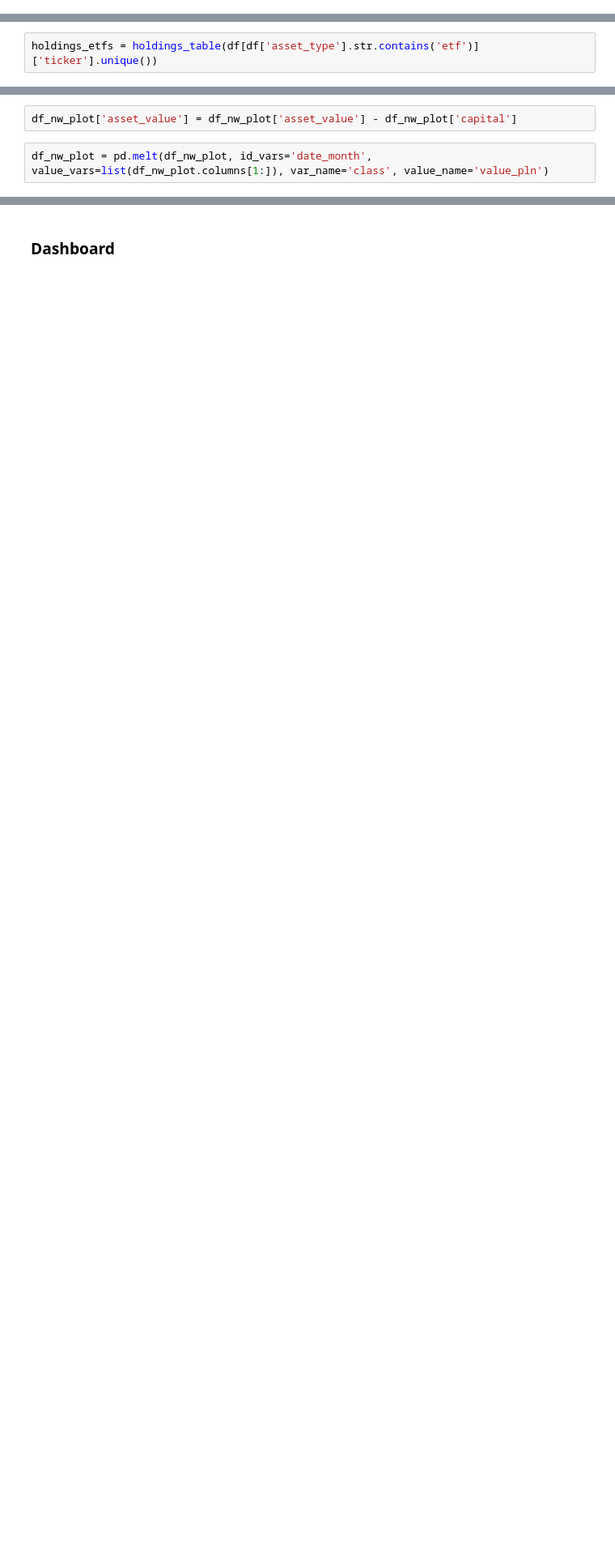
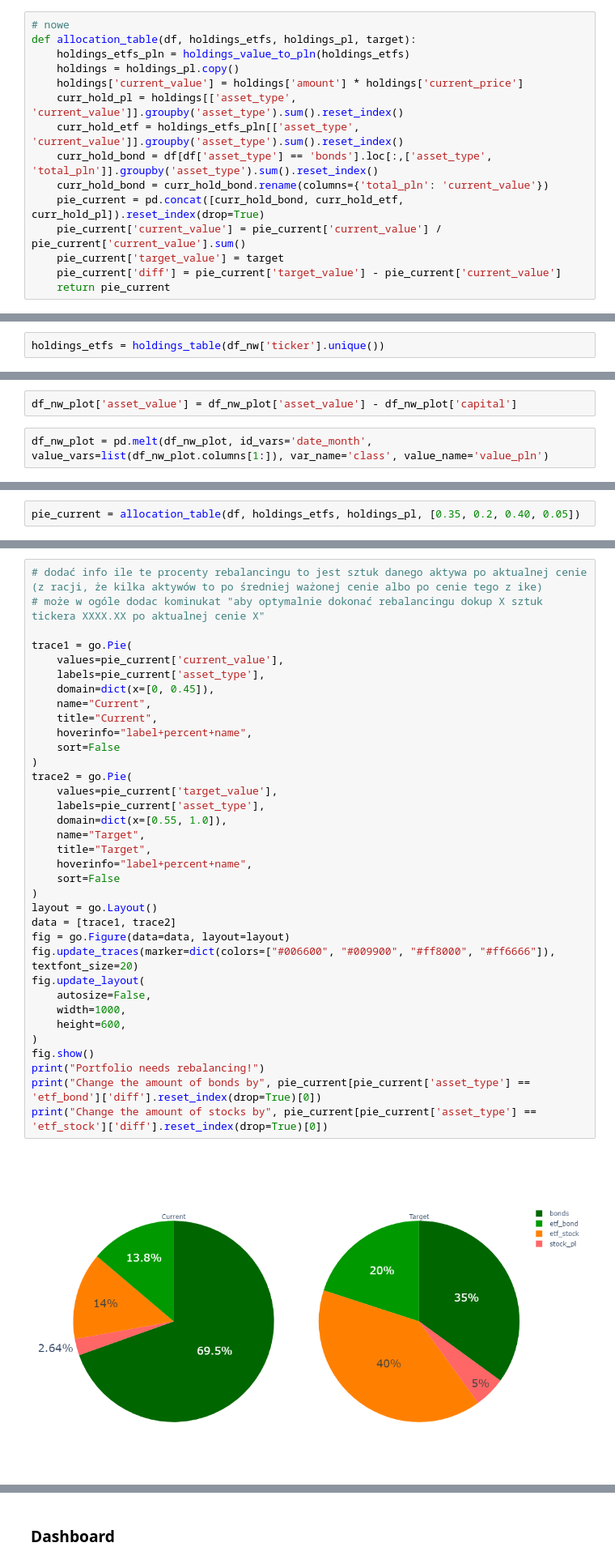
Before and after one commit to chomiczdawid/investment-portfolio-dashboard, a Jupyter notebook: data_processing.ipynb, the cells around one changed output, grey strips where cells are left out. Shown at 81% size. Saved outputs shown, nothing was run; the diff lists cells and outputs as text; blank space fills up the shorter version.

Commit message:
changes in design and summary table

```diff
--- a/data_processing.ipynb
+++ b/data_processing.ipynb
@@ -125,0 +161,15 @@ def portfolio_return(holdings):
+# %%
+# nowe
+def allocation_table(df, holdings_etfs, holdings_pl, target):
+    holdings_etfs_pln = holdings_value_to_pln(holdings_etfs)
+    holdings = holdings_pl.copy()
+    holdings['current_value'] = holdings['amount'] * holdings['current_price']
+    curr_hold_pl = holdings[['asset_type', 'current_value']].groupby('asset_type').sum().reset_index()
+    curr_hold_etf = holdings_etfs_pln[['asset_type', 'current_value']].groupby('asset_type').sum().reset_index()
+    curr_hold_bond = df[df['asset_type'] == 'bonds'].loc[:,['asset_type', 'total_pln']].groupby('asset_type').sum().reset_index()
+    curr_hold_bond = curr_hold_bond.rename(columns={'total_pln': 'current_value'})
+    pie_current = pd.concat([curr_hold_bond, curr_hold_etf, curr_hold_pl]).reset_index(drop=True)
+    pie_current['current_value'] = pie_current['current_value'] / pie_current['current_value'].sum()
+    pie_current['target_value'] = target
+    pie_current['diff'] = pie_current['target_value'] - pie_current['current_value']
+    return pie_current
@@ -126,5 +242,5 @@ def portfolio_return(holdings):
 # %%
-holdings_etfs = holdings_table(df[df['asset_type'].str.contains('etf')]['ticker'].unique())
+holdings_etfs = holdings_table(df_nw['ticker'].unique())
 # %% [output]
 EIMI.L
 DTLA.L
@@ -263,0 +331,2 @@ fig.show()
+# %%
+pie_current = allocation_table(df, holdings_etfs, holdings_pl, [0.35, 0.2, 0.40, 0.05])
@@ -263,0 +335,37 @@ fig.show()
+# %%
+# dodać info ile te procenty rebalancingu to jest sztuk danego aktywa po aktualnej cenie (z racji, że kilka aktywów to po średniej ważonej cenie albo po cenie tego z ike)
+# może w ogóle dodac kominukat "aby optymalnie dokonać rebalancingu dokup X sztuk tickera XXXX.XX po aktualnej cenie X"
+
+trace1 = go.Pie(
+    values=pie_current['current_value'],
+    labels=pie_current['asset_type'],
+    domain=dict(x=[0, 0.45]),
+    name="Current",
+    title="Current",
+    hoverinfo="label+percent+name",
+    sort=False
+)
+trace2 = go.Pie(
+    values=pie_current['target_value'],
+    labels=pie_current['asset_type'],
+    domain=dict(x=[0.55, 1.0]),
+    name="Target",
+    title="Target",
+    hoverinfo="label+percent+name",
+    sort=False
+)
+layout = go.Layout()
+data = [trace1, trace2]
+fig = go.Figure(data=data, layout=layout)
+fig.update_traces(marker=dict(colors=["#006600", "#009900", "#ff8000", "#ff6666"]), textfont_size=20)
+fig.update_layout(
+    autosize=False,
+    width=1000,
+    height=600,
+)
+fig.show()
+print("Portfolio needs rebalancing!")
+print("Change the amount of bonds by", pie_current[pie_current['asset_type'] == 'etf_bond']['diff'].reset_index(drop=True)[0])
+print("Change the amount of stocks by", pie_current[pie_current['asset_type'] == 'etf_stock']['diff'].reset_index(drop=True)[0])
+# %% [output]
+[figure, added]
```
Also changed, not shown: parts of 46 cells of this notebook, 1 other file.
